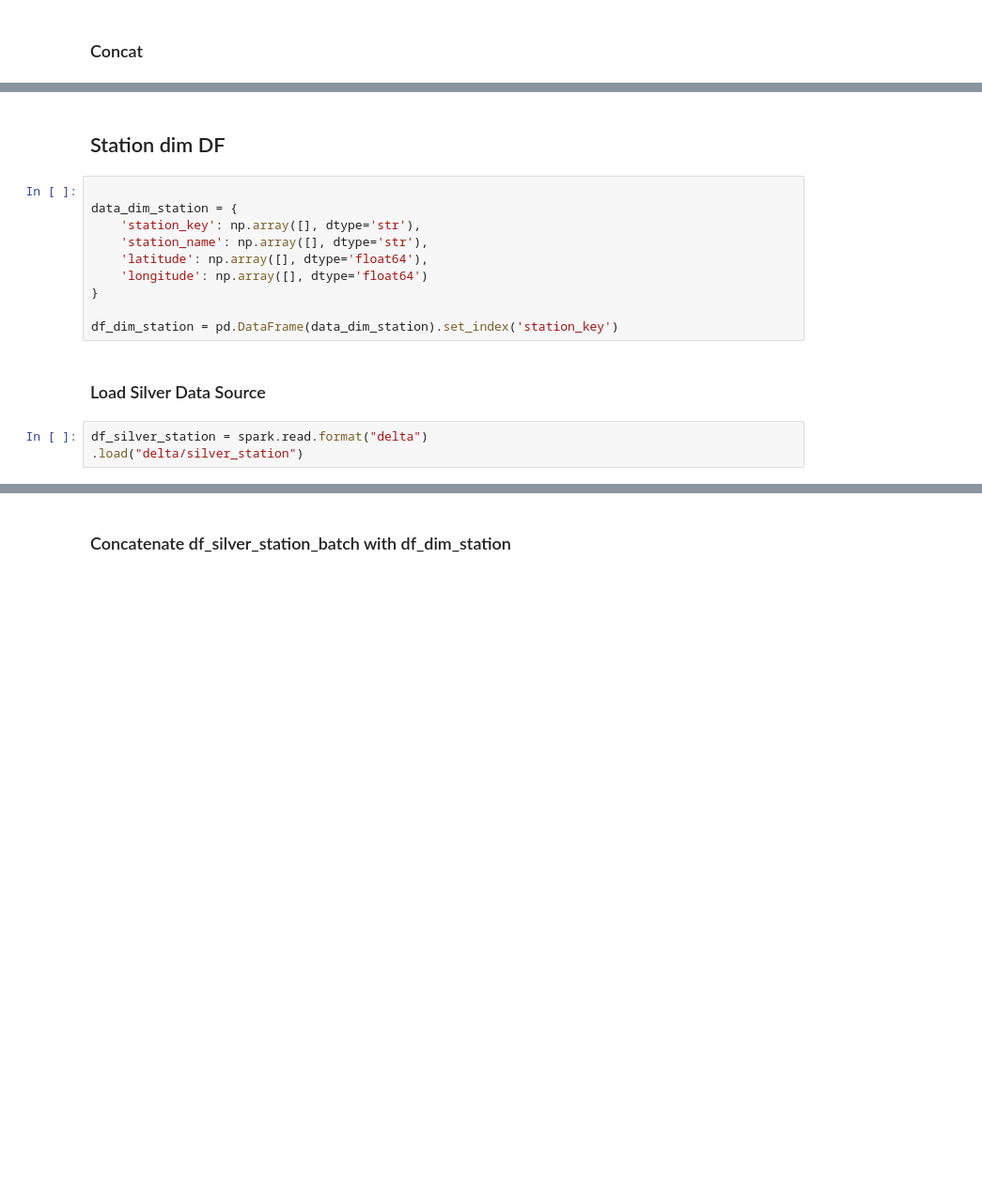
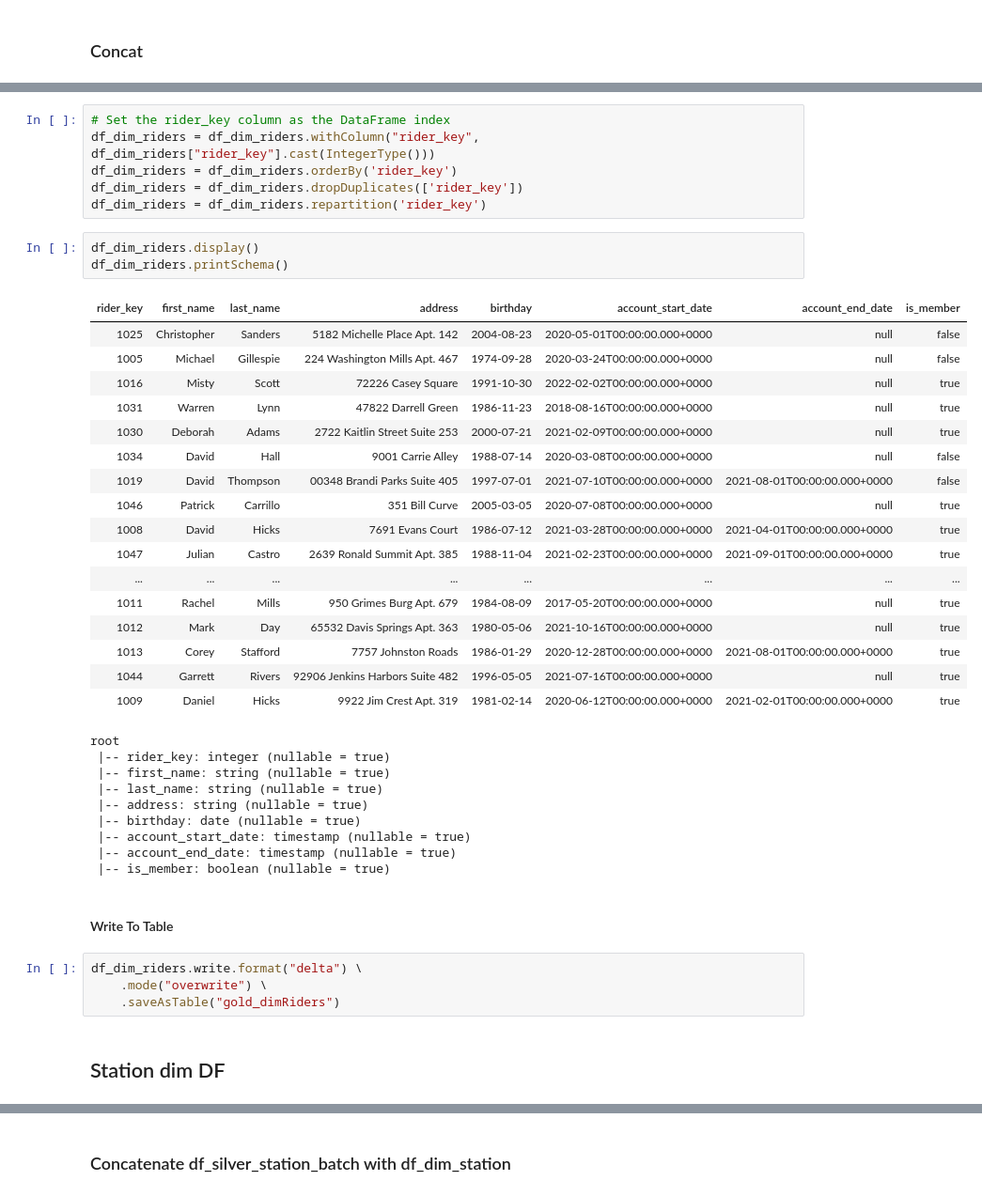
Before and after one commit to Marshi00/2023-AzureDataBricks--DeltaLake-Spark, a Jupyter notebook: gold_stage.ipynb, the cells around one changed output, grey strips where cells are left out. Shown at 94% size. Cells and saved outputs as stored; diff of their text form; blank space fills up the shorter version.

```diff
--- a/gold_stage.ipynb
+++ b/gold_stage.ipynb
@@ -84,17 +156,44 @@ df_dim_riders = df_dim_riders.set_index('rider_key')
+# %%
+# Set the rider_key column as the DataFrame index
+df_dim_riders = df_dim_riders.withColumn("rider_key", df_dim_riders["rider_key"].cast(IntegerType()))
+df_dim_riders = df_dim_riders.orderBy('rider_key')
+df_dim_riders = df_dim_riders.dropDuplicates(['rider_key'])
+df_dim_riders = df_dim_riders.repartition('rider_key')
+# %%
+df_dim_riders.display()
+df_dim_riders.printSchema()
+# %% [output]
+| rider_key | first_name | last_name | address | birthday | account_start_date | account_end_date | is_member |
+| 1025 | Christopher | Sanders | 5182 Michelle Place Apt. 142 | 2004-08-23 | 2020-05-01T00:00:00.000+0000 | null | false |
+| 1005 | Michael | Gillespie | 224 Washington Mills Apt. 467 | 1974-09-28 | 2020-03-24T00:00:00.000+0000 | null | false |
+| 1016 | Misty | Scott | 72226 Casey Square | 1991-10-30 | 2022-02-02T00:00:00.000+0000 | null | true |
+| 1031 | Warren | Lynn | 47822 Darrell Green | 1986-11-23 | 2018-08-16T00:00:00.000+0000 | null | true |
+| 1030 | Deborah | Adams | 2722 Kaitlin Street Suite 253 | 2000-07-21 | 2021-02-09T00:00:00.000+0000 | null | true |
+| 1034 | David | Hall | 9001 Carrie Alley | 1988-07-14 | 2020-03-08T00:00:00.000+0000 | null | false |
+| 1019 | David | Thompson | 00348 Brandi Parks Suite 405 | 1997-07-01 | 2021-07-10T00:00:00.000+0000 | 2021-08-01T00:00:00.000+0000 | false |
+| 1046 | Patrick | Carrillo | 351 Bill Curve | 2005-03-05 | 2020-07-08T00:00:00.000+0000 | null | true |
+| 1008 | David | Hicks | 7691 Evans Court | 1986-07-12 | 2021-03-28T00:00:00.000+0000 | 2021-04-01T00:00:00.000+0000 | true |
+| 1047 | Julian | Castro | 2639 Ronald Summit Apt. 385 | 1988-11-04 | 2021-02-23T00:00:00.000+0000 | 2021-09-01T00:00:00.000+0000 | true |
+| ... | ... | ... | ... | ... | ... | ... | ... |
+| 1011 | Rachel | Mills | 950 Grimes Burg Apt. 679 | 1984-08-09 | 2017-05-20T00:00:00.000+0000 | null | true |
+| 1012 | Mark | Day | 65532 Davis Springs Apt. 363 | 1980-05-06 | 2021-10-16T00:00:00.000+0000 | null | true |
+| 1013 | Corey | Stafford | 7757 Johnston Roads | 1986-01-29 | 2020-12-28T00:00:00.000+0000 | 2021-08-01T00:00:00.000+0000 | true |
+| 1044 | Garrett | Rivers | 92906 Jenkins Harbors Suite 482 | 1996-05-05 | 2021-07-16T00:00:00.000+0000 | null | true |
+| 1009 | Daniel | Hicks | 9922 Jim Crest Apt. 319 | 1981-02-14 | 2020-06-12T00:00:00.000+0000 | 2021-02-01T00:00:00.000+0000 | true |
+root
+ |-- rider_key: integer (nullable = true)
+ |-- first_name: string (nullable = true)
+ |-- last_name: string (nullable = true)
+ |-- address: string (nullable = true)
+ |-- birthday: date (nullable = true)
+ |-- account_start_date: timestamp (nullable = true)
+ |-- account_end_date: timestamp (nullable = true)
+ |-- is_member: boolean (nullable = true)
+# %% [markdown]
+#### Write To Table
+# %%
+df_dim_riders.write.format("delta") \
+    .mode("overwrite") \
+    .saveAsTable("gold_dimRiders")
 # %% [markdown]
 ## Station dim DF
-# %%
-
-data_dim_station = {
-    'station_key': np.array([], dtype='str'),
-    'station_name': np.array([], dtype='str'),
-    'latitude': np.array([], dtype='float64'),
-    'longitude': np.array([], dtype='float64')
-}
-
-df_dim_station = pd.DataFrame(data_dim_station).set_index('station_key')
-# %% [markdown]
-### Load Silver Data Source
-# %%
-df_silver_station = spark.read.format("delta")
-.load("delta/silver_station")
```
Also changed, not shown: parts of 63 cells of this notebook, 15 other files.
